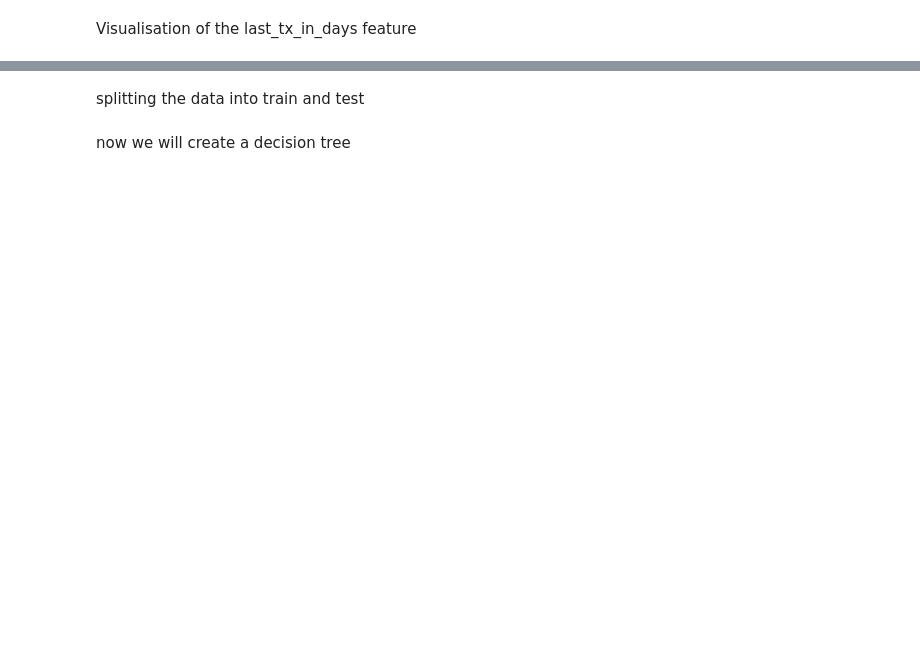
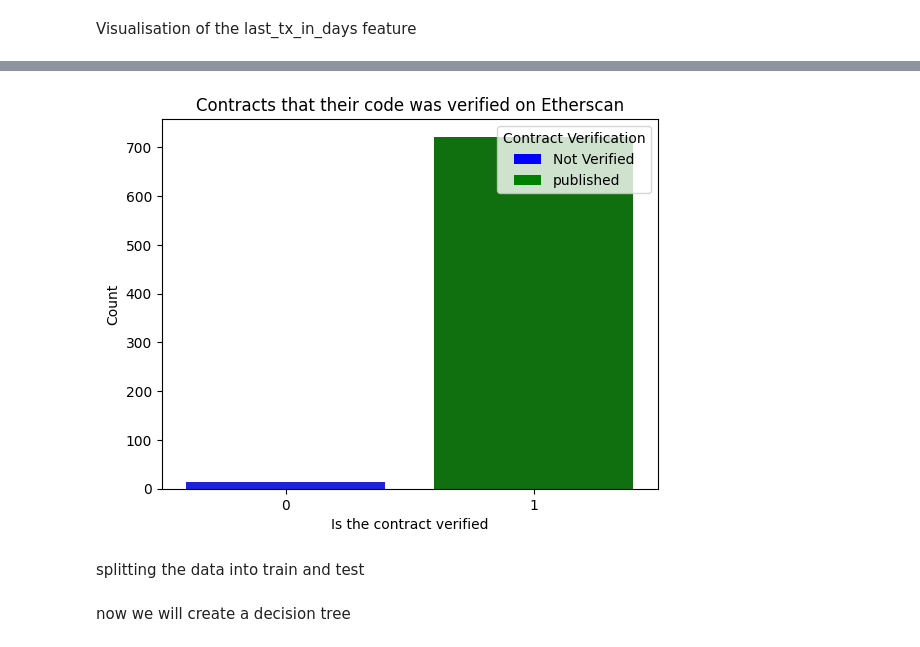
Before and after one commit to EthWiz/ariel-final-project, a Jupyter notebook: ml.ipynb, the cells around one changed output, grey strips where cells are left out. Drawn from its saved outputs; the diff is of its cells as text; code cells hidden in the pictures; blank space fills up the shorter version.

```diff
--- a/ml.ipynb
+++ b/ml.ipynb
@@ -48,3 +59,24 @@ Visualisation of the gas feature
+# %%
+
+# Create the histogram
+palette = {0: 'blue', 1: 'green'}
+
+sns.countplot(data=data, x='is_published', palette=palette)
+
+# Add labels
+plt.title('Contracts that their code was verified on Etherscan')
+plt.xlabel('Is the contract verified')
+plt.ylabel('Count')
+legend_elements = [
+    Patch(facecolor=palette[0], label='Not Verified'),
+    Patch(facecolor=palette[1], label='published')
+]
+plt.legend(handles=legend_elements, title='Contract Verification', loc='upper right')
+
+# Display the plot
+plt.show()
+# %% [output]
+[figure, added]
 # %% [markdown]
 splitting the data into train and test
 # %%
```
Also changed, not shown: parts of 9 cells of this notebook, 5 other files.
